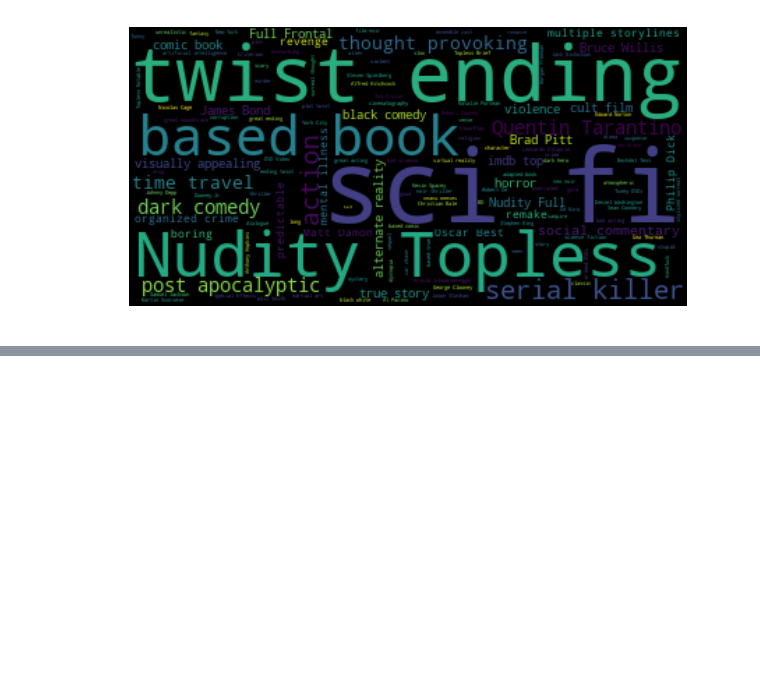
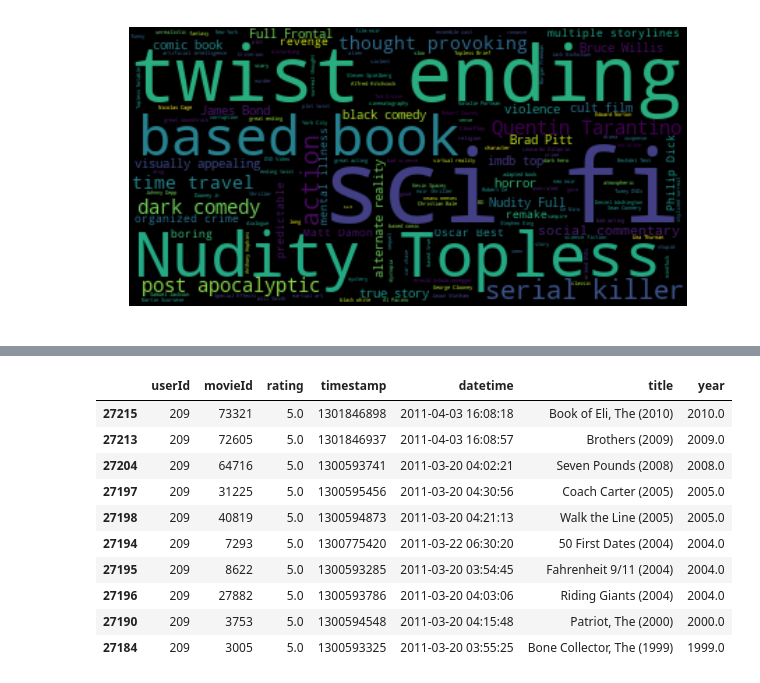
Before and after one commit to alienlien/movielens, a Jupyter notebook: ml-20m.ipynb, the cells around one changed output, grey strips where cells are left out. Cells and saved outputs as stored; diff of their text form; code cells hidden in the pictures; blank space fills up the shorter version.

```diff
--- a/ml-20m.ipynb
+++ b/ml-20m.ipynb
@@ -682,0 +681,15 @@ _, algo = dump.load('./cf.model')
+# %%
+test_uid = 209 # 657 # 209
+ratings[ratings['userId'] == test_uid].join(movies[['movieId', 'title', 'year']].set_index('movieId'), on='movieId').sort_values(by=['rating', 'year'], ascending=[False, False]).head(10)
+# %% [output]
+|  | userId | movieId | rating | timestamp | datetime | title | year |
+| 27215 | 209 | 73321 | 5.0 | 1301846898 | 2011-04-03 16:08:18 | Book of Eli, The (2010) | 2010.0 |
+| 27213 | 209 | 72605 | 5.0 | 1301846937 | 2011-04-03 16:08:57 | Brothers (2009) | 2009.0 |
+| 27204 | 209 | 64716 | 5.0 | 1300593741 | 2011-03-20 04:02:21 | Seven Pounds (2008) | 2008.0 |
+| 27197 | 209 | 31225 | 5.0 | 1300595456 | 2011-03-20 04:30:56 | Coach Carter (2005) | 2005.0 |
+| 27198 | 209 | 40819 | 5.0 | 1300594873 | 2011-03-20 04:21:13 | Walk the Line (2005) | 2005.0 |
+| 27194 | 209 | 7293 | 5.0 | 1300775420 | 2011-03-22 06:30:20 | 50 First Dates (2004) | 2004.0 |
+| 27195 | 209 | 8622 | 5.0 | 1300593285 | 2011-03-20 03:54:45 | Fahrenheit 9/11 (2004) | 2004.0 |
+| 27196 | 209 | 27882 | 5.0 | 1300593786 | 2011-03-20 04:03:06 | Riding Giants (2004) | 2004.0 |
+| 27190 | 209 | 3753 | 5.0 | 1300594548 | 2011-03-20 04:15:48 | Patriot, The (2000) | 2000.0 |
+| 27184 | 209 | 3005 | 5.0 | 1300593325 | 2011-03-20 03:55:25 | Bone Collector, The (1999) | 1999.0 |
```
Also changed, not shown: parts of 3 cells of this notebook.
